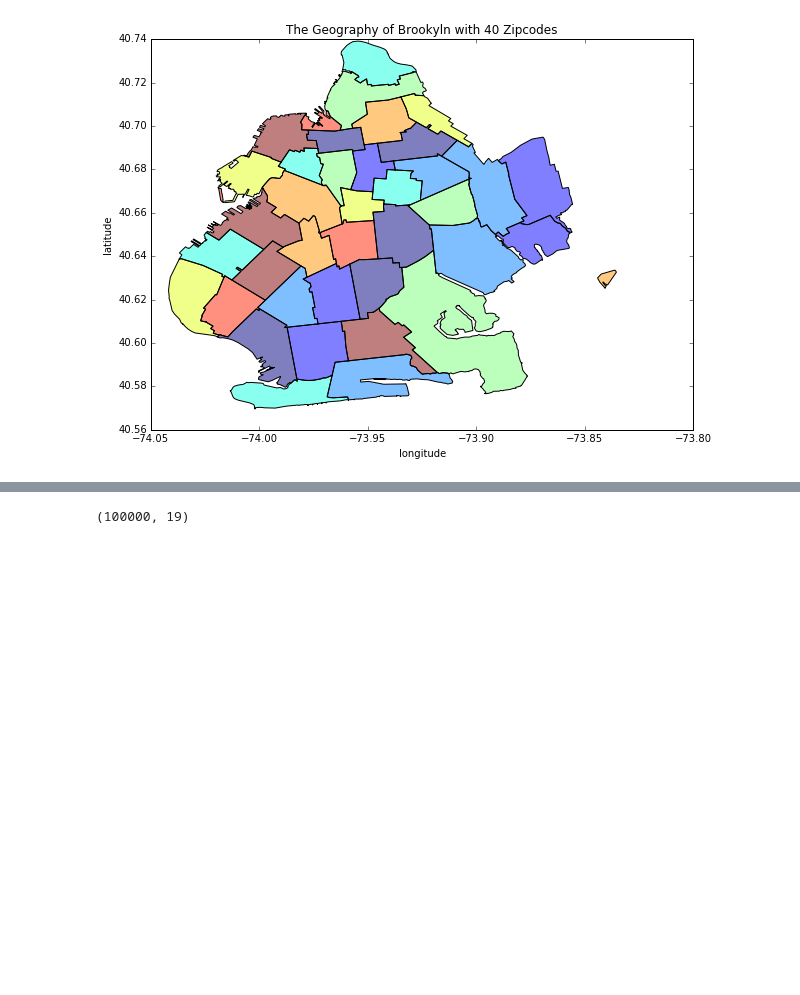
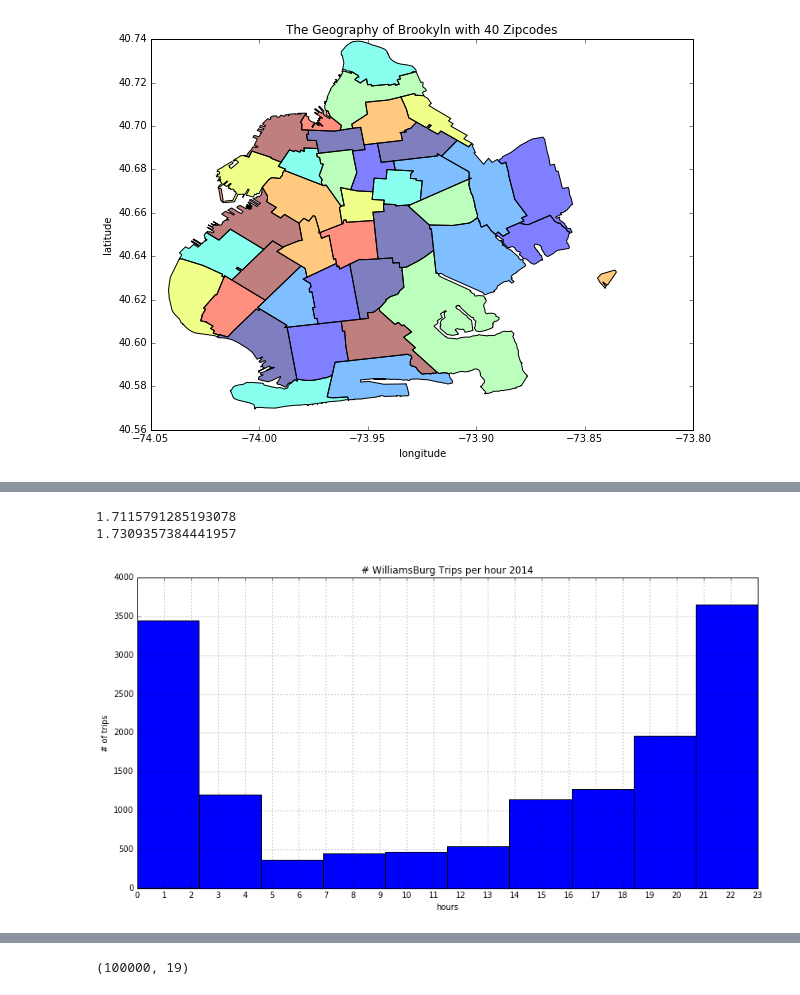
Before and after one commit to cjallow/DataScience-Project, a Jupyter notebook: CJ_TAXI_DATA_EXPLORATION-GENTRIFICATION_EXPLORER.ipynb, the cells around one changed output, grey strips where cells are left out. Cells and saved outputs as stored; diff of their text form; code cells hidden in the pictures; blank space fills up the shorter version.

```diff
--- a/CJ_TAXI_DATA_EXPLORATION-GENTRIFICATION_EXPLORER.ipynb
+++ b/CJ_TAXI_DATA_EXPLORATION-GENTRIFICATION_EXPLORER.ipynb
@@ -249,0 +292,6 @@ BK.geometry[13]
+# %%
+array_idx = np.array(Plot_11211_14.index)
+array_idxh = np.array(Plot_11201_14.index)
+# %%
+williB    = Taxi_Data_14.iloc[array_idx]
+BkHeight = Taxi_Data_14.iloc[array_idxh]
@@ -249,0 +310,21 @@ BK.geometry[13]
+# %%
+print(avg_tip_williB)
+print(avg_tip_BkHeight)
+# %% [output]
+1.7115791285193078
+1.7309357384441957
+# %%
+williB.dropoff_datetime = williB.dropoff_datetime.astype("datetime64")
+BkHeight.dropoff_datetime = BkHeight.dropoff_datetime.astype("datetime64")
+# %%
+plt.figure(figsize=(14,7))
+plt.hist(williB.dropoff_datetime.dt.hour)
+plt.title('# WilliamsBurg Trips per hour 2014')
+plt.xlabel('hours')
+plt.ylabel('# of trips')
+plt.grid(True)
+plt.xticks(range(24))
+plt.xlim(0.0,23)
+plt.show()
+# %% [output]
+[figure, added]
```
Also changed, not shown: parts of 115 cells of this notebook.
